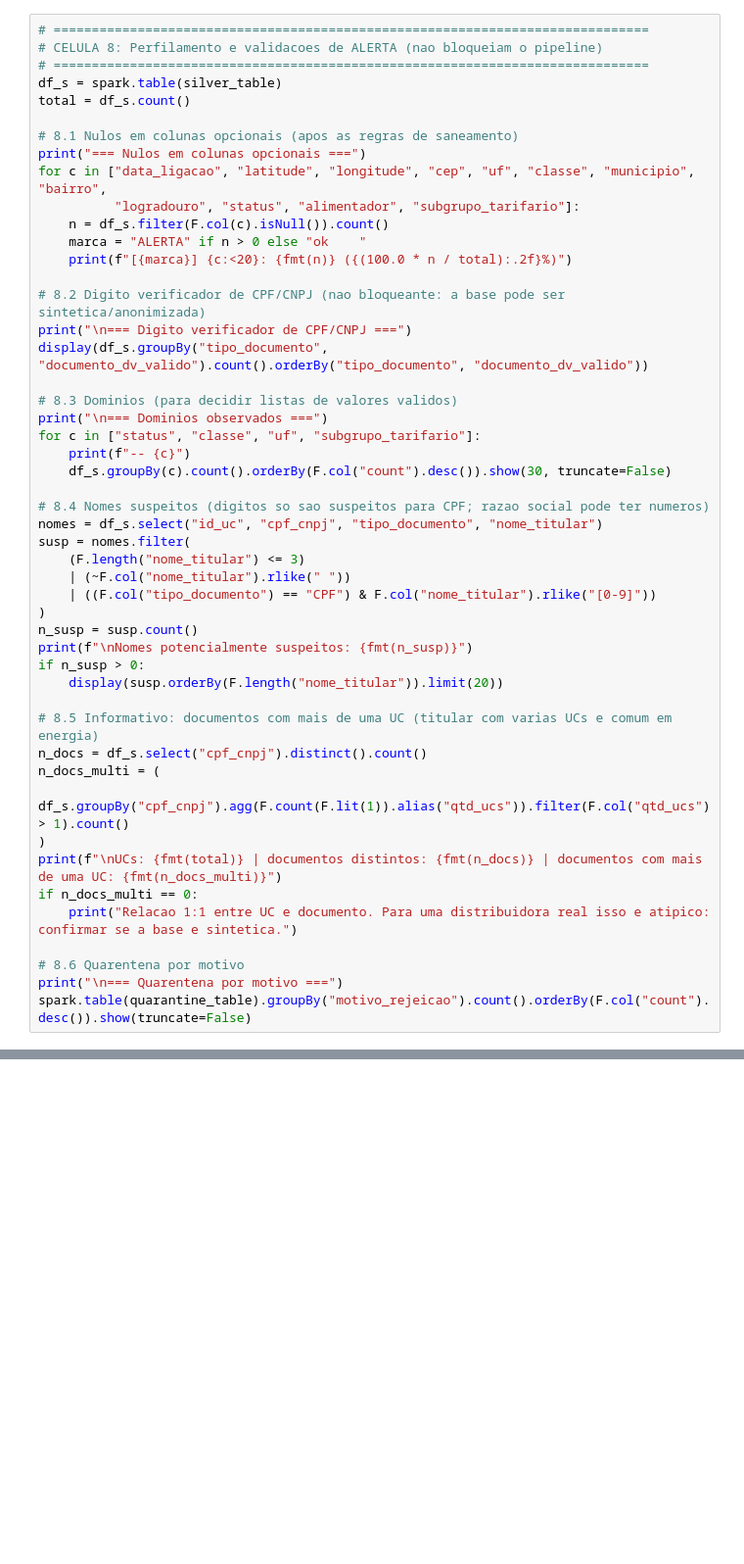
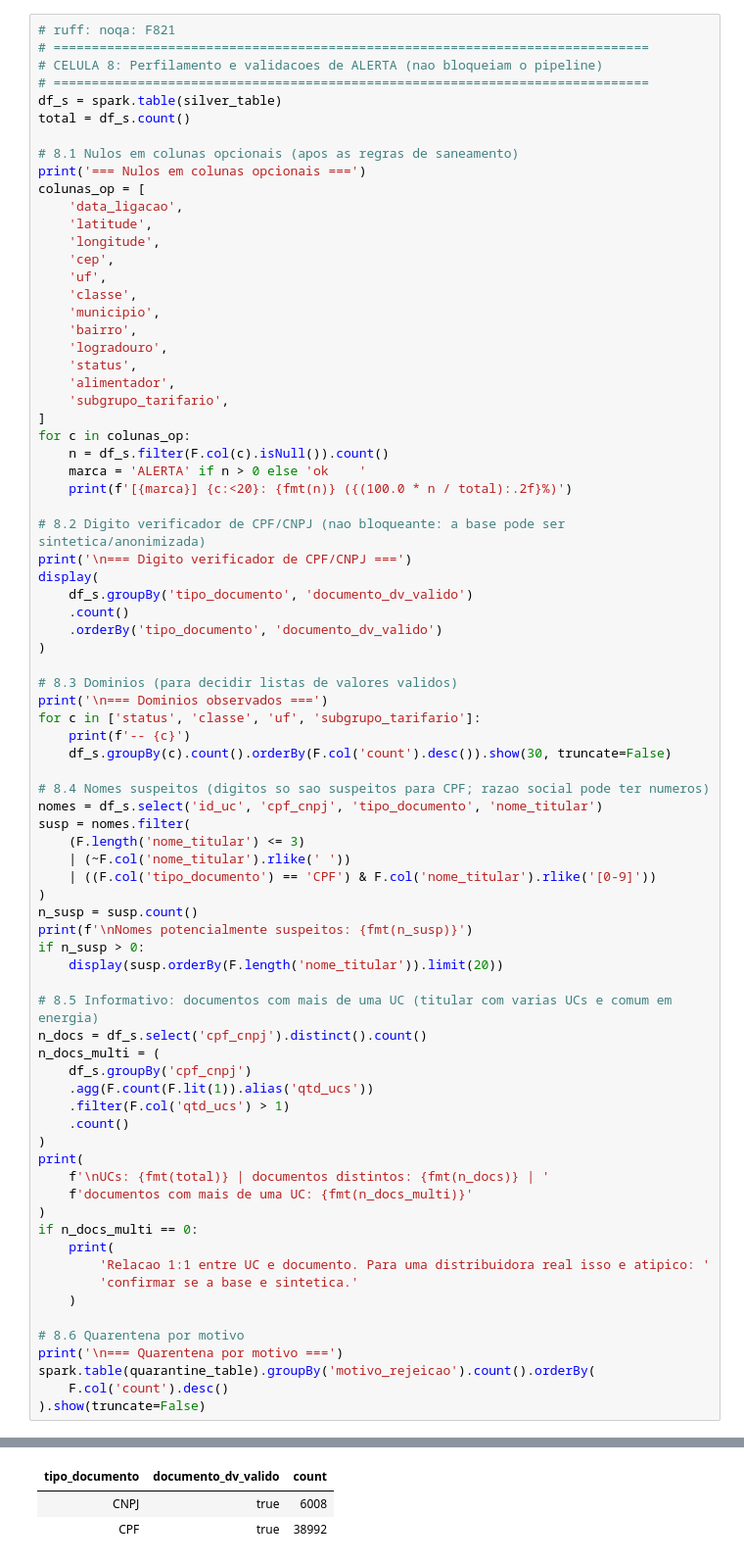
Before and after one commit to gabrielvictalino/Case-RocketLab-2026.2, a Jupyter notebook: data-engineering/bronze_to_silver/bronze-to-silver-unidades-consumidoras.ipynb, the cells around one changed output, grey strips where cells are left out. Shown at 98% size. Drawn from its saved outputs; the diff is of its cells as text; blank space fills up the shorter version.

```diff
--- a/data-engineering/bronze_to_silver/bronze-to-silver-unidades-consumidoras.ipynb
+++ b/data-engineering/bronze_to_silver/bronze-to-silver-unidades-consumidoras.ipynb
@@ -383,4 +657,5 @@ print("\nTodas as validacoes bloqueantes passaram.")
 # %%
+# ruff: noqa: F821
 # ==============================================================================
 # CELULA 8: Perfilamento e validacoes de ALERTA (nao bloqueiam o pipeline)
 # ==============================================================================
@@ -388,44 +663,73 @@ df_s = spark.table(silver_table)
 total = df_s.count()
 
 # 8.1 Nulos em colunas opcionais (apos as regras de saneamento)
-print("=== Nulos em colunas opcionais ===")
-for c in ["data_ligacao", "latitude", "longitude", "cep", "uf", "classe", "municipio", "bairro",
-          "logradouro", "status", "alimentador", "subgrupo_tarifario"]:
+print('=== Nulos em colunas opcionais ===')
+colunas_op = [
+    'data_ligacao',
+    'latitude',
+    'longitude',
+    'cep',
+    'uf',
+    'classe',
+    'municipio',
+    'bairro',
+    'logradouro',
+    'status',
+    'alimentador',
+    'subgrupo_tarifario',
+]
+for c in colunas_op:
     n = df_s.filter(F.col(c).isNull()).count()
-    marca = "ALERTA" if n > 0 else "ok    "
-    print(f"[{marca}] {c:<20}: {fmt(n)} ({(100.0 * n / total):.2f}%)")
+    marca = 'ALERTA' if n > 0 else 'ok    '
+    print(f'[{marca}] {c:<20}: {fmt(n)} ({(100.0 * n / total):.2f}%)')
 
 # 8.2 Digito verificador de CPF/CNPJ (nao bloqueante: a base pode ser sintetica/anonimizada)
-print("\n=== Digito verificador de CPF/CNPJ ===")
-display(df_s.groupBy("tipo_documento", "documento_dv_valido").count().orderBy("tipo_documento", "documento_dv_valido"))
+print('\n=== Digito verificador de CPF/CNPJ ===')
+display(
+    df_s.groupBy('tipo_documento', 'documento_dv_valido')
+    .count()
+    .orderBy('tipo_documento', 'documento_dv_valido')
+)
 
 # 8.3 Dominios (para decidir listas de valores validos)
-print("\n=== Dominios observados ===")
-for c in ["status", "classe", "uf", "subgrupo_tarifario"]:
-    print(f"-- {c}")
-    df_s.groupBy(c).count().orderBy(F.col("count").desc()).show(30, truncate=False)
+print('\n=== Dominios observados ===')
+for c in ['status', 'classe', 'uf', 'subgrupo_tarifario']:
+    print(f'-- {c}')
+    df_s.groupBy(c).count().orderBy(F.col('count').desc()).show(30, truncate=False)
 
 # 8.4 Nomes suspeitos (digitos so sao suspeitos para CPF; razao social pode ter numeros)
-nomes = df_s.select("id_uc", "cpf_cnpj", "tipo_documento", "nome_titular")
+nomes = df_s.select('id_uc', 'cpf_cnpj', 'tipo_documento', 'nome_titular')
 susp = nomes.filter(
-    (F.length("nome_titular") <= 3)
-    | (~F.col("nome_titular").rlike(" "))
-    | ((F.col("tipo_documento") == "CPF") & F.col("nome_titular").rlike("[0-9]"))
+    (F.length('nome_titular') <= 3)
+    | (~F.col('nome_titular').rlike(' '))
+    | ((F.col('tipo_documento') == 'CPF') & F.col('nome_titular').rlike('[0-9]'))
 )
 n_susp = susp.count()
-print(f"\nNomes potencialmente suspeitos: {fmt(n_susp)}")
+print(f'\nNomes potencialmente suspeitos: {fmt(n_susp)}')
 if n_susp > 0:
-    display(susp.orderBy(F.length("nome_titular")).limit(20))
+    display(susp.orderBy(F.length('nome_titular')).limit(20))
 
 # 8.5 Informativo: documentos com mais de uma UC (titular com varias UCs e comum em energia)
-n_docs = df_s.select("cpf_cnpj").distinct().count()
+n_docs = df_s.select('cpf_cnpj').distinct().count()
 n_docs_multi = (
-    df_s.groupBy("cpf_cnpj").agg(F.count(F.lit(1)).alias("qtd_ucs")).filter(F.col("qtd_ucs") > 1).count()
+    df_s.groupBy('cpf_cnpj')
+    .agg(F.count(F.lit(1)).alias('qtd_ucs'))
+    .filter(F.col('qtd_ucs') > 1)
+    .count()
 )
-print(f"\nUCs: {fmt(total)} | documentos distintos: {fmt(n_docs)} | documentos com mais de uma UC: {fmt(n_docs_multi)}")
+print(
+    f'\nUCs: {fmt(total)} | documentos distintos: {fmt(n_docs)} | '
+    f'documentos com mais de uma UC: {fmt(n_docs_multi)}'
+)
 if n_docs_multi == 0:
-    print("Relacao 1:1 entre UC e documento. Para uma distribuidora real isso e atipico: confirmar se a base e sintetica.")
+    print(
+        'Relacao 1:1 entre UC e documento. Para uma distribuidora real isso e atipico: '
+        'confirmar se a base e sintetica.'
+    )
 
 # 8.6 Quarentena por motivo
-print("\n=== Quarentena por motivo ===")
-spark.table(quarantine_table).groupBy("motivo_rejeicao").count().orderBy(F.col("count").desc()).show(truncate=False)
+print('\n=== Quarentena por motivo ===')
+spark.table(quarantine_table).groupBy('motivo_rejeicao').count().orderBy(
+    F.col('count').desc()
+).show(truncate=False)
+# %% [output]
@@ -431,0 +751,3 @@ spark.table(quarantine_table).groupBy("motivo_rejeicao").count().orderBy(F.col("
+| tipo_documento | documento_dv_valido | count |
+| CNPJ | true | 6008 |
+| CPF | true | 38992 |
```
Also changed, not shown: parts of 11 cells of this notebook, 2 other files.
